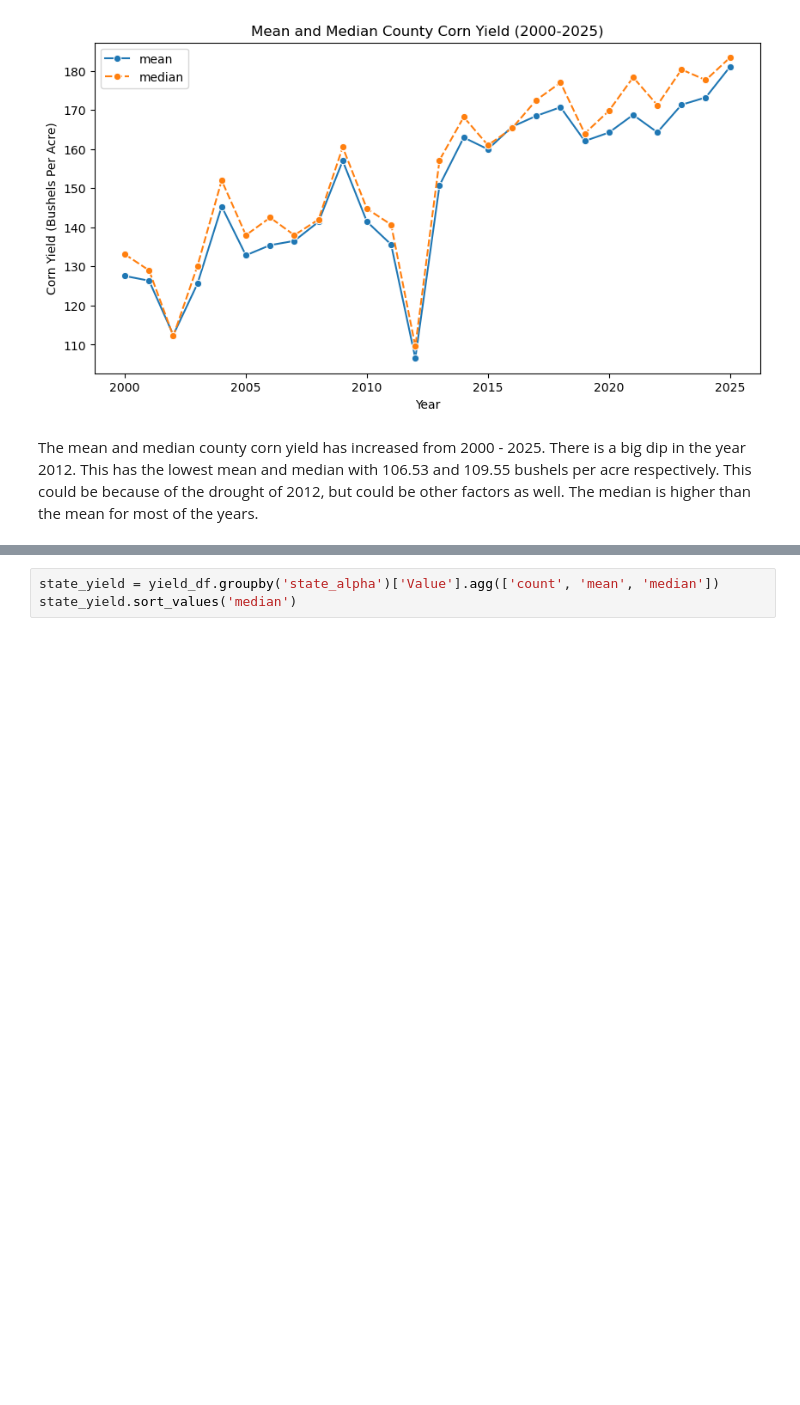
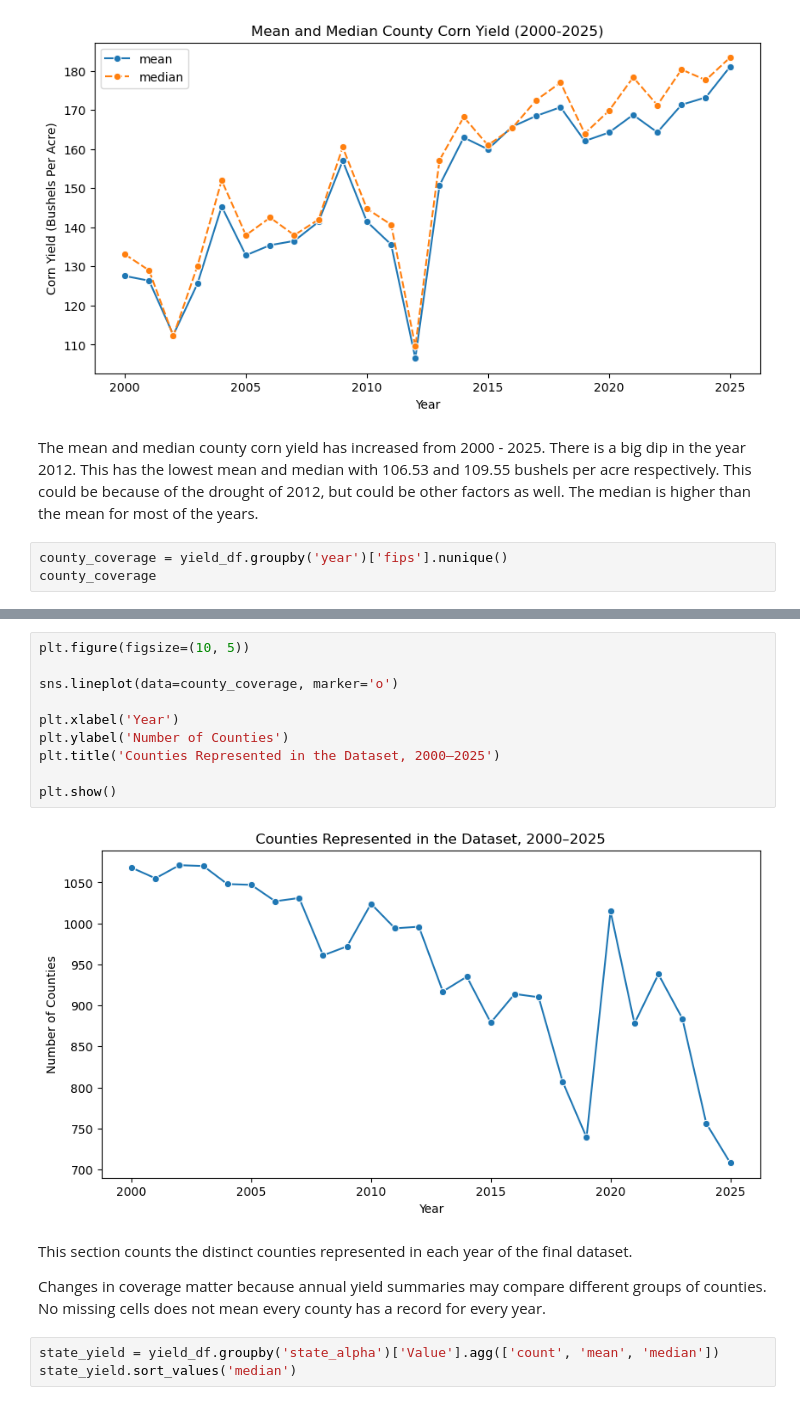
Before and after one commit to JTRIII/corn-yield-thesis, a Jupyter notebook: notebooks/04_exploratory_data_analysis.ipynb, the cells around one changed output, grey strips where cells are left out. Drawn from its saved outputs; the diff is of its cells as text; blank space fills up the shorter version.

```diff
--- a/notebooks/04_exploratory_data_analysis.ipynb
+++ b/notebooks/04_exploratory_data_analysis.ipynb
@@ -311,3 +311,6 @@ plt.show()
 [figure]
 # %% [markdown]
 The mean and median county corn yield has increased from 2000 - 2025. There is a big dip in the year 2012. This has the lowest mean and median with 106.53	and 109.55 bushels per acre respectively. This could be because of the drought of 2012, but could be other factors as well. The median is higher than the mean for most of the years.
+# %%
+county_coverage = yield_df.groupby('year')['fips'].nunique()
+county_coverage
@@ -314,3 +335,19 @@ The mean and median county corn yield has increased from 2000 - 2025. There is a
+# %%
+plt.figure(figsize=(10, 5))
+
+sns.lineplot(data=county_coverage, marker='o')
+
+plt.xlabel('Year')
+plt.ylabel('Number of Counties')
+plt.title('Counties Represented in the Dataset, 2000–2025')
+
+plt.show()
+# %% [output]
+[figure, added]
+# %% [markdown]
+This section counts the distinct counties represented in each year of the final dataset.
+
+Changes in coverage matter because annual yield summaries may compare different groups of counties. No missing cells does not mean every county has a record for every year.
 # %%
 state_yield = yield_df.groupby('state_alpha')['Value'].agg(['count', 'mean', 'median'])
 state_yield.sort_values('median')
```
Also changed, not shown: parts of 34 cells of this notebook.
